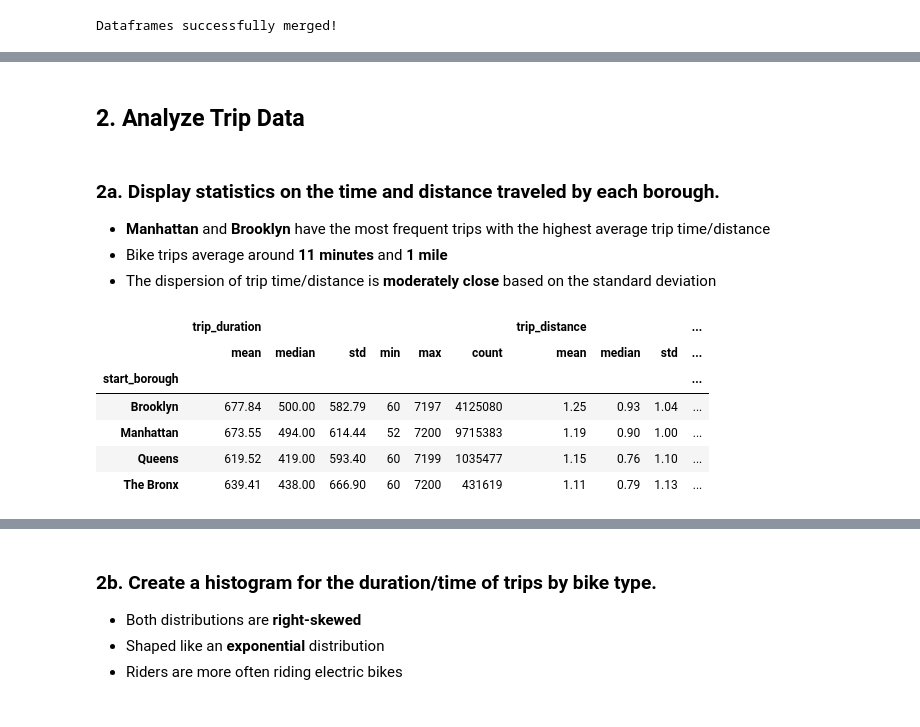
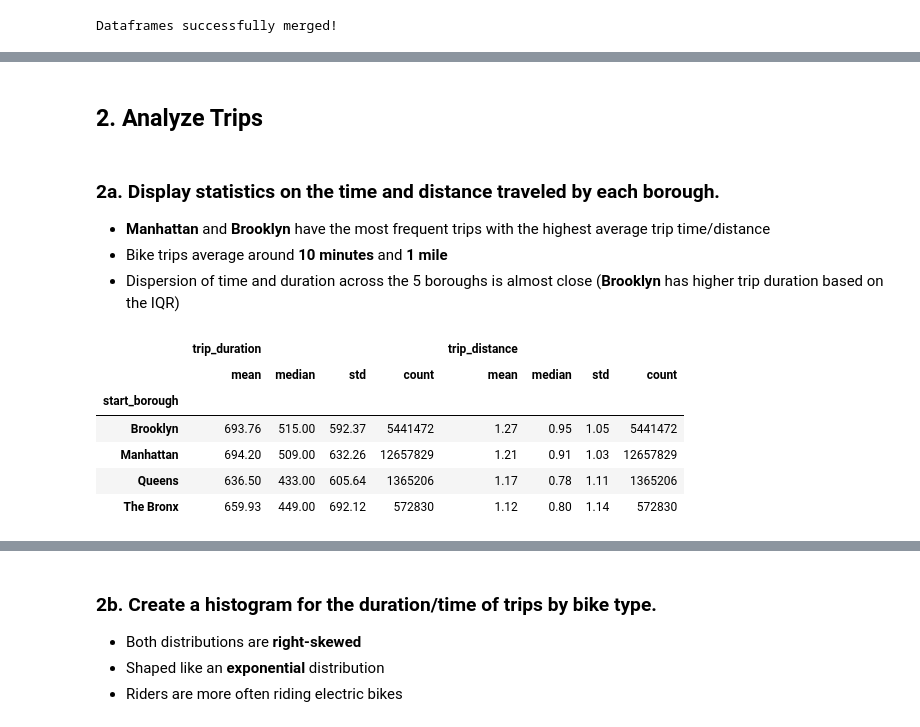
Before and after one commit to kazirshahria/citi-bike, a Jupyter notebook: notebook/02_data_analysis.ipynb, the cells around one changed output, grey strips where cells are left out. Cells and saved outputs as stored; diff of their text form; code cells hidden in the pictures.

Commit message:
Added July data

```diff
--- a/notebook/02_data_analysis.ipynb
+++ b/notebook/02_data_analysis.ipynb
@@ -48,29 +48,29 @@ df3.head()
 | 9CB0F28054BA5EBC | Electric | 2025-01-14 13:43:59.151 | 2025-01-14 13:49:04.543 | Broadway & E 19 St | 5,980.11 | W 24 St & 7 Ave | ... |
 | A1B8FDD4FAF0C2B2 | Electric | 2025-01-13 07:20:37.176 | 2025-01-13 07:29:18.015 | Willis Ave & E 143 St | 7,798.02 | 1 Ave & E 110 St | ... |
 # %% [markdown]
-## 2. Analyze Trip Data
+## 2. Analyze Trips
 # %% [markdown]
 ### 2a. Display statistics on the time and distance traveled by each borough.
 
 - **Manhattan** and **Brooklyn** have the most frequent trips with the highest average trip time/distance
-- Bike trips average around **11 minutes** and **1 mile**
-- The dispersion of trip time/distance is **moderately close** based on the standard deviation
+- Bike trips average around **10 minutes** and **1 mile**
+- Dispersion of time and duration across the 5 boroughs is almost close (**Brooklyn** has higher trip duration based on the IQR)
 # %%
 df3.groupby(
     'start_borough'
 )[
     [
         'trip_duration',
         'trip_distance'
     ]
 ].agg(
-    ['mean', 'median', 'std', 'min', 'max', 'count']
+    ['mean', 'median', 'std', 'count']
 )
 # %% [output]
-|  | trip_duration |  |  |  |  |  | trip_distance |  |  | ... |
-|  | mean | median | std | min | max | count | mean | median | std | ... |
-| start_borough |  |  |  |  |  |  |  |  |  | ... |
-| Brooklyn | 677.84 | 500.00 | 582.79 | 60 | 7197 | 4125080 | 1.25 | 0.93 | 1.04 | ... |
-| Manhattan | 673.55 | 494.00 | 614.44 | 52 | 7200 | 9715383 | 1.19 | 0.90 | 1.00 | ... |
-| Queens | 619.52 | 419.00 | 593.40 | 60 | 7199 | 1035477 | 1.15 | 0.76 | 1.10 | ... |
-| The Bronx | 639.41 | 438.00 | 666.90 | 60 | 7200 | 431619 | 1.11 | 0.79 | 1.13 | ... |
+|  | trip_duration |  |  |  | trip_distance |  |  |  |
+|  | mean | median | std | count | mean | median | std | count |
+| start_borough |  |  |  |  |  |  |  |  |
+| Brooklyn | 693.76 | 515.00 | 592.37 | 5441472 | 1.27 | 0.95 | 1.05 | 5441472 |
+| Manhattan | 694.20 | 509.00 | 632.26 | 12657829 | 1.21 | 0.91 | 1.03 | 12657829 |
+| Queens | 636.50 | 433.00 | 605.64 | 1365206 | 1.17 | 0.78 | 1.11 | 1365206 |
+| The Bronx | 659.93 | 449.00 | 692.12 | 572830 | 1.12 | 0.80 | 1.14 | 572830 |
```
Also changed, not shown: parts of 12 cells of this notebook, 1 other file.
